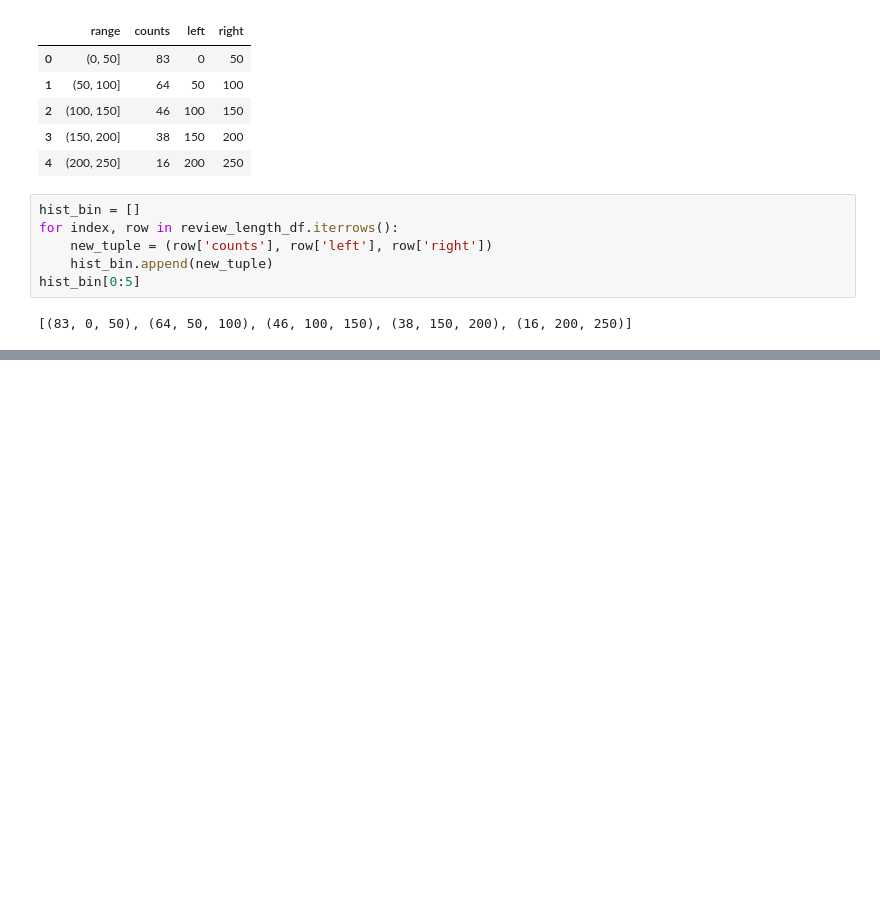
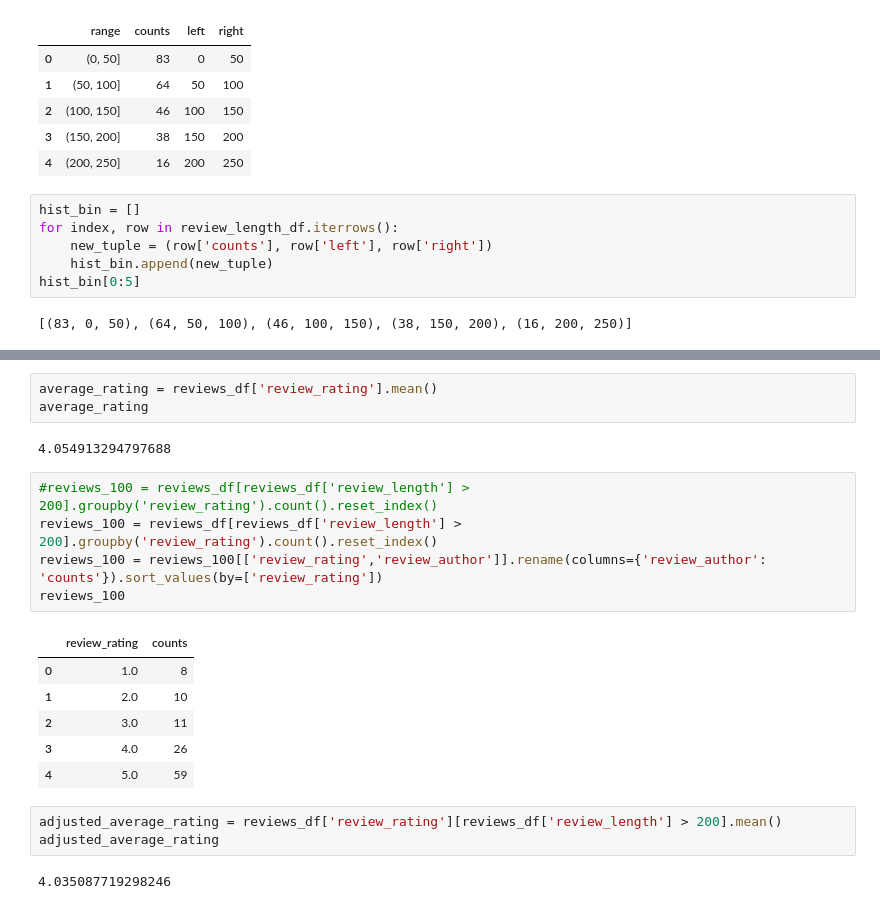
Before and after one commit to guoqi228/amazon_scraping_prototype, a Jupyter notebook: web_scraping_try2.ipynb, the cells around one changed output, grey strips where cells are left out. Drawn from its saved outputs; the diff is of its cells as text; blank space fills up the shorter version.

```diff
--- a/web_scraping_try2.ipynb
+++ b/web_scraping_try2.ipynb
@@ -266,0 +279,22 @@ HTML(html_pygal.format(pygal_render=review_length_hist.render()))
+# %%
+average_rating = reviews_df['review_rating'].mean()
+average_rating
+# %% [output]
+4.054913294797688
+# %%
+#reviews_100 = reviews_df[reviews_df['review_length'] > 200].groupby('review_rating').count().reset_index()
+reviews_100 = reviews_df[reviews_df['review_length'] > 200].groupby('review_rating').count().reset_index()
+reviews_100 = reviews_100[['review_rating','review_author']].rename(columns={'review_author': 'counts'}).sort_values(by=['review_rating'])
+reviews_100
+# %% [output]
+|  | review_rating | counts |
+| 0 | 1.0 | 8 |
+| 1 | 2.0 | 10 |
+| 2 | 3.0 | 11 |
+| 3 | 4.0 | 26 |
+| 4 | 5.0 | 59 |
+# %%
+adjusted_average_rating = reviews_df['review_rating'][reviews_df['review_length'] > 200].mean()
+adjusted_average_rating
+# %% [output]
+4.035087719298246
```
Also changed, not shown: parts of 15 cells of this notebook.
